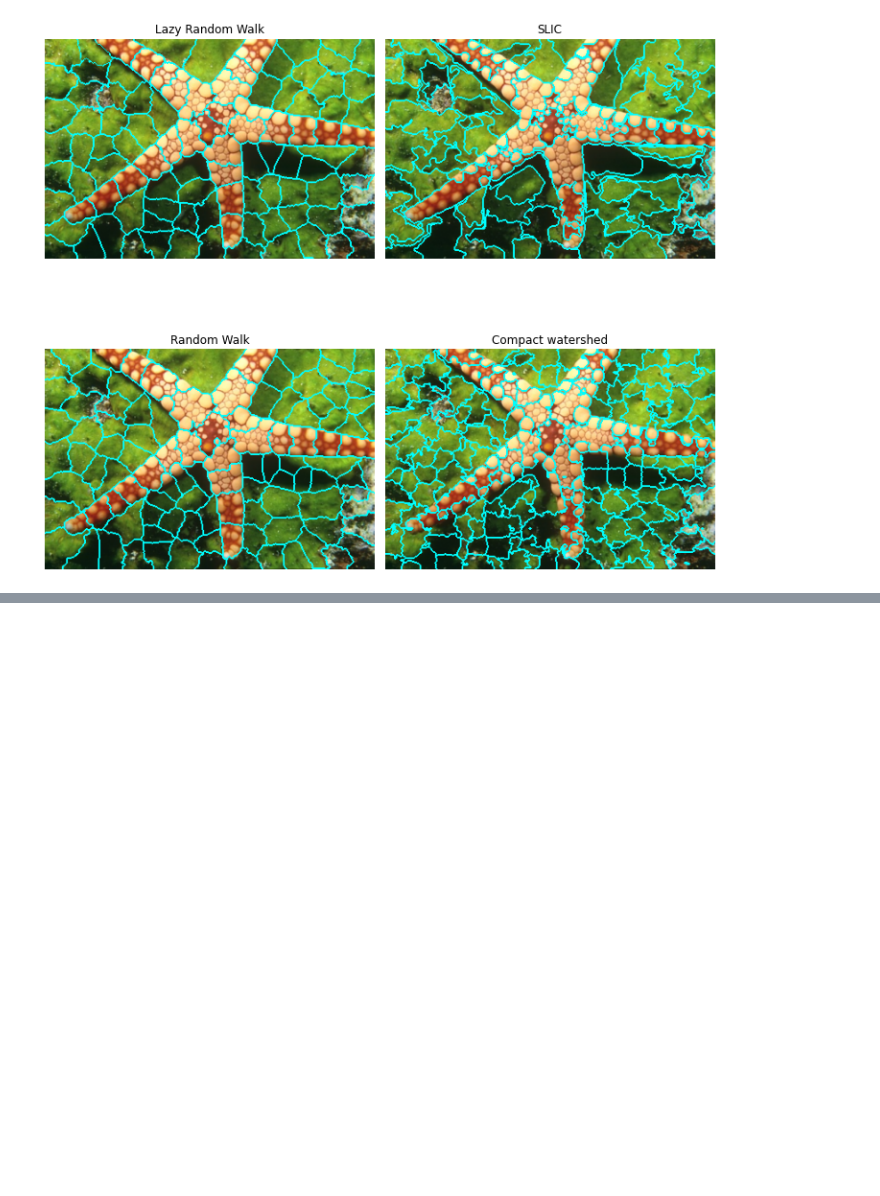
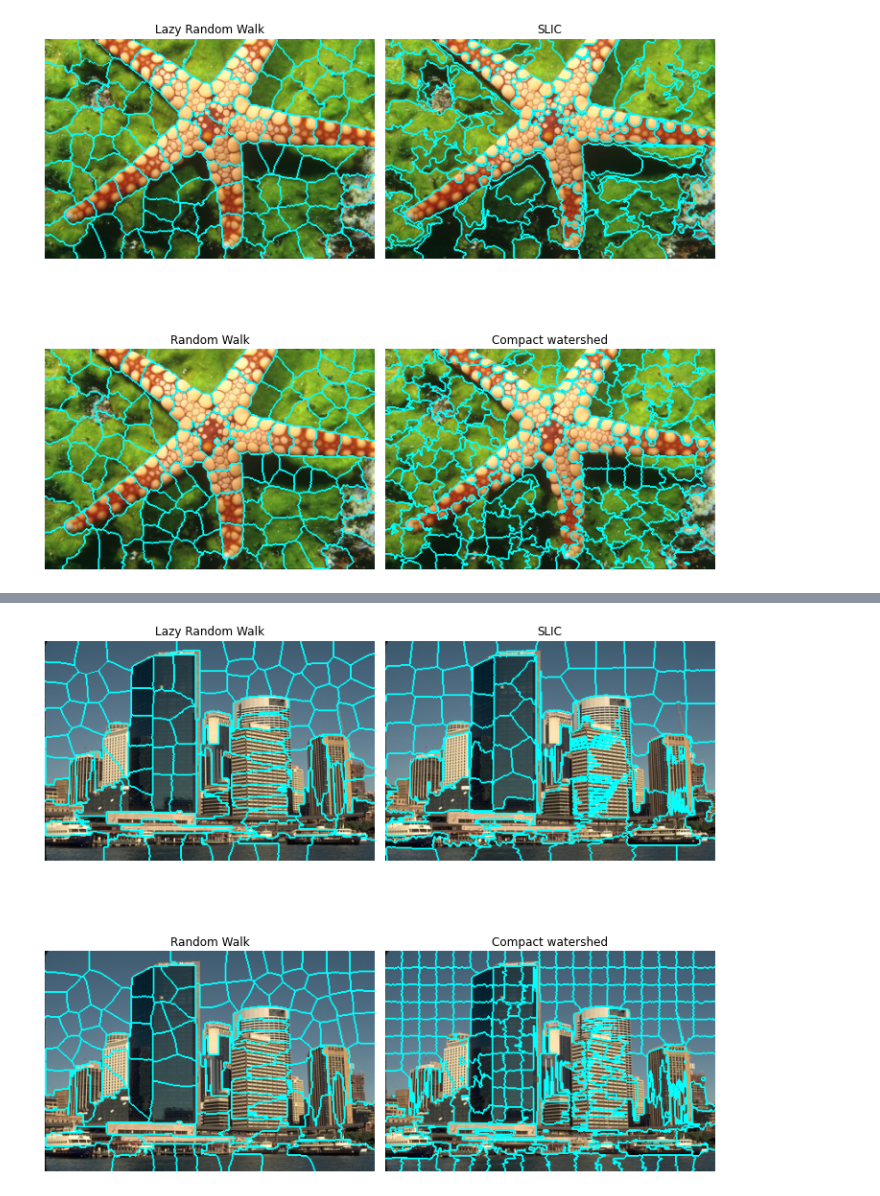
Before and after one commit to ishaanshah/lrw_superpixel, a Jupyter notebook: benchmark.ipynb, the cells around one changed output, grey strips where cells are left out. Saved outputs shown, nothing was run; the diff lists cells and outputs as text; code cells hidden in the pictures; blank space fills up the shorter version.

```diff
--- a/benchmark.ipynb
+++ b/benchmark.ipynb
@@ -305,0 +314,39 @@ plt.show()
+# %%
+Nsp = 100
+
+scale_percent = 80
+width = math.ceil(dummy_img.shape[1] * scale_percent / 100)
+height = math.ceil(dummy_img.shape[0] * scale_percent / 100)
+dim = (width, height)
+
+dummy_img = cv2.resize(dummy_img, dim, interpolation = cv2.INTER_AREA)
+gray_dummy = cv2.cvtColor(dummy_img,cv2.COLOR_RGB2GRAY)
+seeds = generate_seeds(Nsp,im2double(gray_dummy/255))
+pred, _, _ = energy_opt(dummy_img, seeds, alpha, Nsp, nItrs_max, beta, Thres)
+segments_slic = slic(dummy_img, n_segments=Nsp, compactness=10, sigma=1,
+                             start_label=1)
+segments_quick = quickshift(dummy_img, kernel_size=3, max_dist=6, ratio=0.5)
+gradient = sobel(rgb2gray(dummy_img))
+marker_dummy, _, _ = energy_opt(dummy_img, seeds, alpha, Nsp, nItrs_max, beta, 1)
+segments_watershed = watershed(gradient, markers=250, compactness=0.001)
+segments_rw = random_walker(gray_dummy, marker_dummy, beta=30)
+
+
+fig, ax = plt.subplots(2, 2, figsize=(10, 10), sharex=True, sharey=True)
+
+ax[0, 0].imshow(mark_boundaries(dummy_img, pred,color=(0,1,1)))
+ax[0, 0].set_title("Lazy Random Walk")
+ax[0, 1].imshow(mark_boundaries(dummy_img, segments_slic,color=(0,1,1)))
+ax[0, 1].set_title('SLIC')
+ax[1, 0].imshow(mark_boundaries(dummy_img, segments_rw,color=(0,1,1)))
+ax[1, 0].set_title('Random Walk')
+ax[1, 1].imshow(mark_boundaries(dummy_img, segments_watershed,color=(0,1,1)))
+ax[1, 1].set_title('Compact watershed')
+
+for a in ax.ravel():
+    a.set_axis_off()
+
+plt.tight_layout()
+plt.show()
+# %% [output]
+[figure, added]
```
Also changed, not shown: parts of 2 cells of this notebook, 2 other files.
